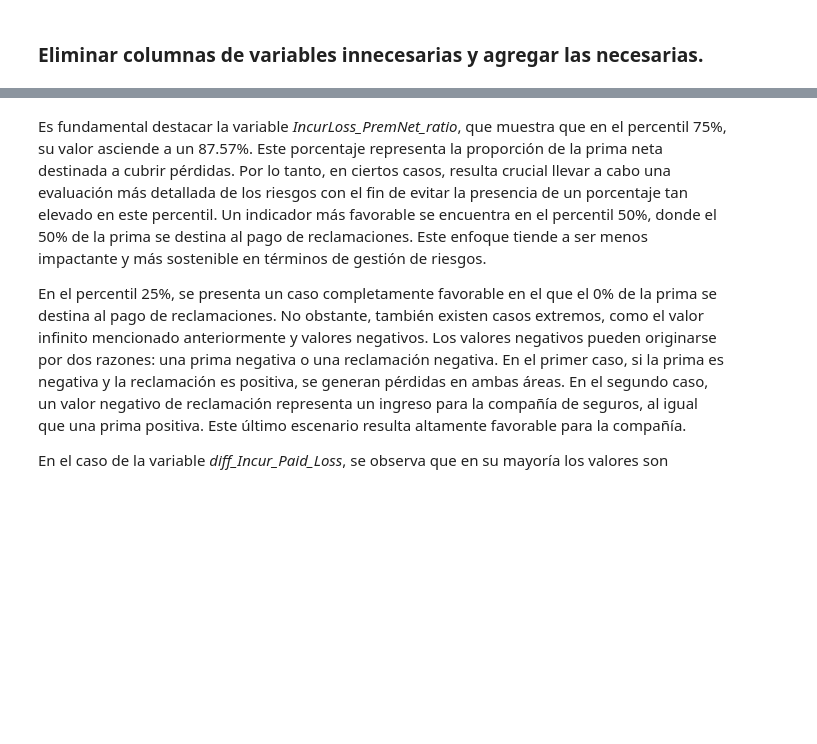
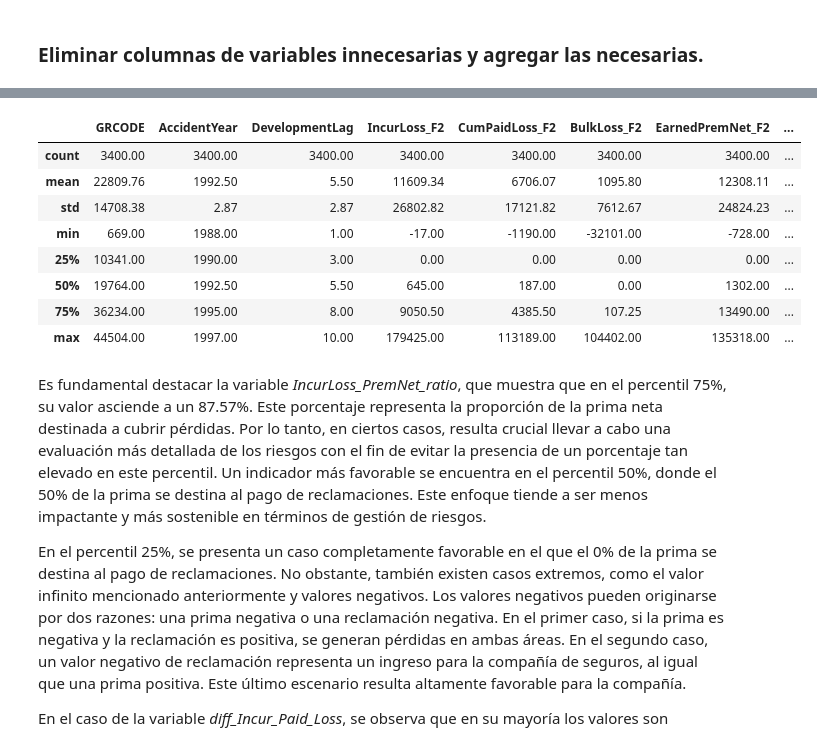
Before and after one commit to angiellanos/Prediccion_de_reservas, a Jupyter notebook: Modelo_Provisiones.ipynb, the cells around one changed output, grey strips where cells are left out. Drawn from its saved outputs; the diff is of its cells as text; code cells hidden in the pictures; blank space fills up the shorter version.

```diff
--- a/Modelo_Provisiones.ipynb
+++ b/Modelo_Provisiones.ipynb
@@ -775,3 +755,15 @@ data_new.describe()
+# %%
+r(data_new.describe())
+# %% [output]
+|  | GRCODE | AccidentYear | DevelopmentLag | IncurLoss_F2 | CumPaidLoss_F2 | BulkLoss_F2 | EarnedPremNet_F2 | ... |
+| count | 3400.00 | 3400.00 | 3400.00 | 3400.00 | 3400.00 | 3400.00 | 3400.00 | ... |
+| mean | 22809.76 | 1992.50 | 5.50 | 11609.34 | 6706.07 | 1095.80 | 12308.11 | ... |
+| std | 14708.38 | 2.87 | 2.87 | 26802.82 | 17121.82 | 7612.67 | 24824.23 | ... |
+| min | 669.00 | 1988.00 | 1.00 | -17.00 | -1190.00 | -32101.00 | -728.00 | ... |
+| 25% | 10341.00 | 1990.00 | 3.00 | 0.00 | 0.00 | 0.00 | 0.00 | ... |
+| 50% | 19764.00 | 1992.50 | 5.50 | 645.00 | 187.00 | 0.00 | 1302.00 | ... |
+| 75% | 36234.00 | 1995.00 | 8.00 | 9050.50 | 4385.50 | 107.25 | 13490.00 | ... |
+| max | 44504.00 | 1997.00 | 10.00 | 179425.00 | 113189.00 | 104402.00 | 135318.00 | ... |
 # %% [markdown]
 Es fundamental destacar la variable *IncurLoss_PremNet_ratio*, que muestra que en el percentil 75%, su valor asciende a un 87.57%. Este porcentaje representa la proporción de la prima neta destinada a cubrir pérdidas. Por lo tanto, en ciertos casos, resulta crucial llevar a cabo una evaluación más detallada de los riesgos con el fin de evitar la presencia de un porcentaje tan elevado en este percentil. Un indicador más favorable se encuentra en el percentil 50%, donde el 50% de la prima se destina al pago de reclamaciones. Este enfoque tiende a ser menos impactante y más sostenible en términos de gestión de riesgos.
 
```
Also changed, not shown: parts of 15 cells of this notebook.
